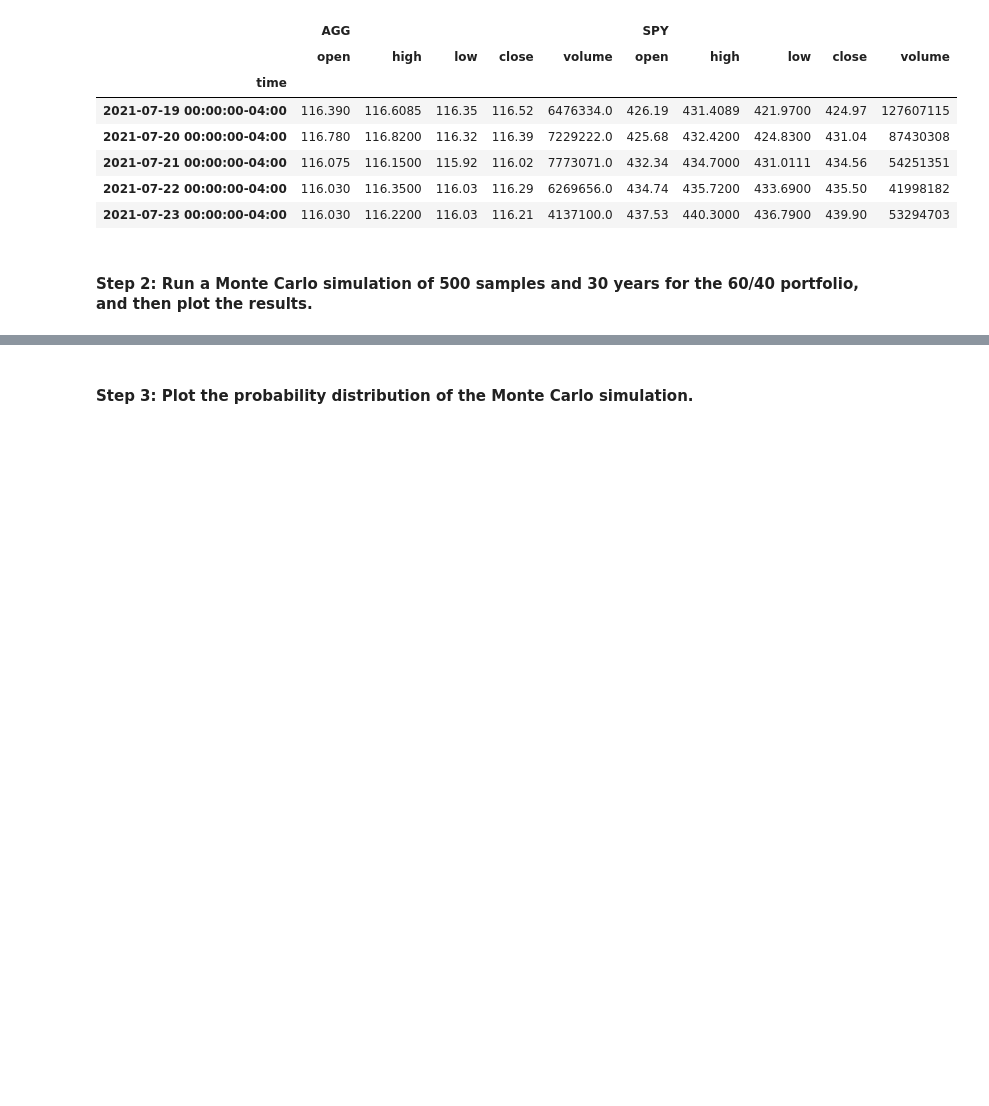
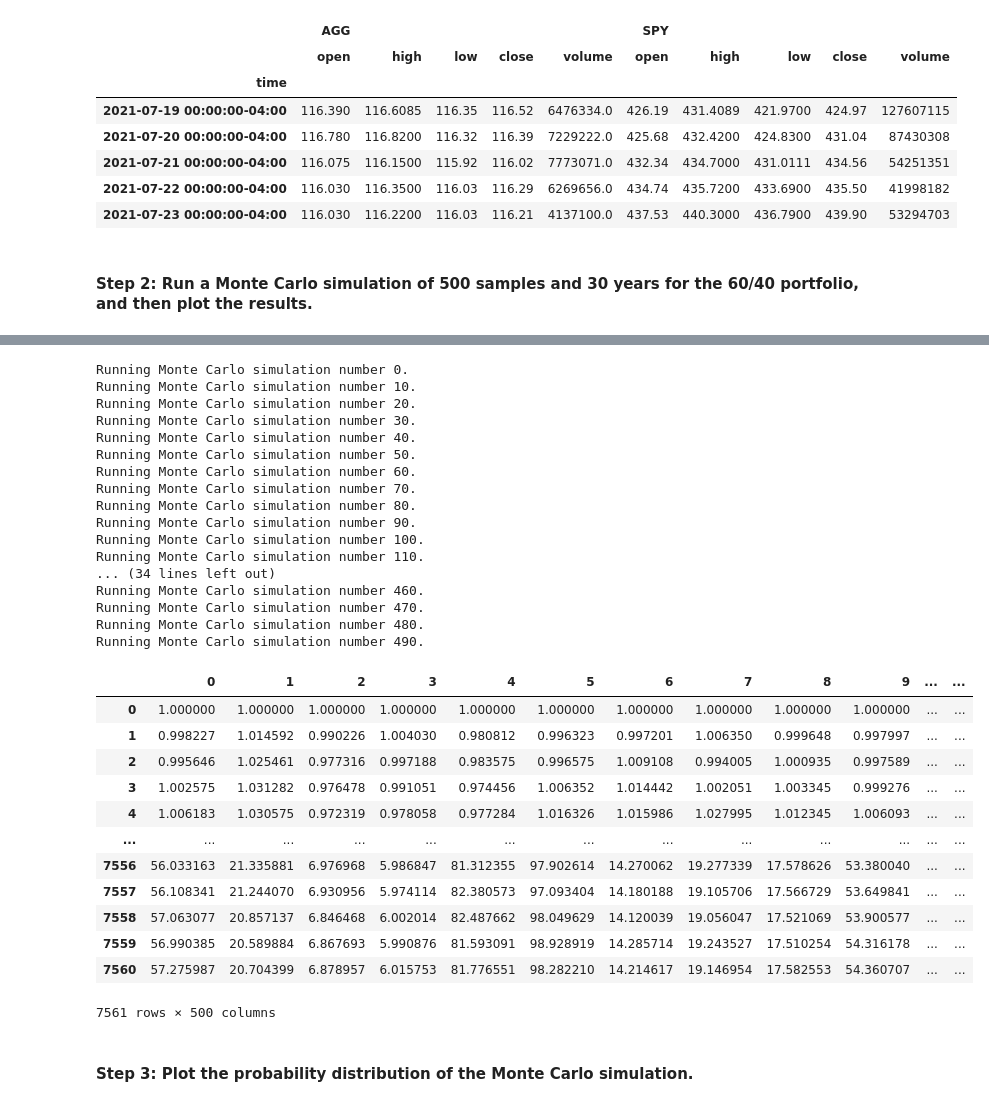
Before and after one commit to ForrestSurles/Retirement_Portfolio_Planner, a Jupyter notebook: financial_planning_tools.ipynb, the cells around one changed output, grey strips where cells are left out. Drawn from its saved outputs; the diff is of its cells as text; code cells hidden in the pictures; blank space fills up the shorter version.

Commit message:
Run the Monte Carlo Simulation

```diff
--- a/financial_planning_tools.ipynb
+++ b/financial_planning_tools.ipynb
@@ -514,7 +514,38 @@ MC_spy.portfolio_data.head()
 | 2018-07-27 00:00:00-04:00 | 106.13 | 106.1599 | 106.0400 | 106.075 | 1261312.0 | 0.000708 | 283.71 | 283.82 | 280.38 | 281.46 | ... |
 # %%
 # Run the Monte Carlo simulation to forecast 30 years cumulative returns
-# YOUR CODE HERE
+MC_spy.calc_cumulative_return()
+# %% [output]
+Running Monte Carlo simulation number 0.
+Running Monte Carlo simulation number 10.
+Running Monte Carlo simulation number 20.
+Running Monte Carlo simulation number 30.
+Running Monte Carlo simulation number 40.
+Running Monte Carlo simulation number 50.
+Running Monte Carlo simulation number 60.
+Running Monte Carlo simulation number 70.
+Running Monte Carlo simulation number 80.
+Running Monte Carlo simulation number 90.
+Running Monte Carlo simulation number 100.
+Running Monte Carlo simulation number 110.
+... (34 lines left out)
+Running Monte Carlo simulation number 460.
+Running Monte Carlo simulation number 470.
+Running Monte Carlo simulation number 480.
+Running Monte Carlo simulation number 490.
+|  | 0 | 1 | 2 | 3 | 4 | 5 | 6 | 7 | 8 | 9 | ... | ... |
+| 0 | 1.000000 | 1.000000 | 1.000000 | 1.000000 | 1.000000 | 1.000000 | 1.000000 | 1.000000 | 1.000000 | 1.000000 | ... | ... |
+| 1 | 0.998227 | 1.014592 | 0.990226 | 1.004030 | 0.980812 | 0.996323 | 0.997201 | 1.006350 | 0.999648 | 0.997997 | ... | ... |
+| 2 | 0.995646 | 1.025461 | 0.977316 | 0.997188 | 0.983575 | 0.996575 | 1.009108 | 0.994005 | 1.000935 | 0.997589 | ... | ... |
+| 3 | 1.002575 | 1.031282 | 0.976478 | 0.991051 | 0.974456 | 1.006352 | 1.014442 | 1.002051 | 1.003345 | 0.999276 | ... | ... |
+| 4 | 1.006183 | 1.030575 | 0.972319 | 0.978058 | 0.977284 | 1.016326 | 1.015986 | 1.027995 | 1.012345 | 1.006093 | ... | ... |
+| ... | ... | ... | ... | ... | ... | ... | ... | ... | ... | ... | ... | ... |
+| 7556 | 56.033163 | 21.335881 | 6.976968 | 5.986847 | 81.312355 | 97.902614 | 14.270062 | 19.277339 | 17.578626 | 53.380040 | ... | ... |
+| 7557 | 56.108341 | 21.244070 | 6.930956 | 5.974114 | 82.380573 | 97.093404 | 14.180188 | 19.105706 | 17.566729 | 53.649841 | ... | ... |
+| 7558 | 57.063077 | 20.857137 | 6.846468 | 6.002014 | 82.487662 | 98.049629 | 14.120039 | 19.056047 | 17.521069 | 53.900577 | ... | ... |
+| 7559 | 56.990385 | 20.589884 | 6.867693 | 5.990876 | 81.593091 | 98.928919 | 14.285714 | 19.243527 | 17.510254 | 54.316178 | ... | ... |
+| 7560 | 57.275987 | 20.704399 | 6.878957 | 6.015753 | 81.776551 | 98.282210 | 14.214617 | 19.146954 | 17.582553 | 54.360707 | ... | ... |
+7561 rows × 500 columns
 # %%
 # Visualize the 30-year Monte Carlo simulation by creating an
 # overlay line plot
```
